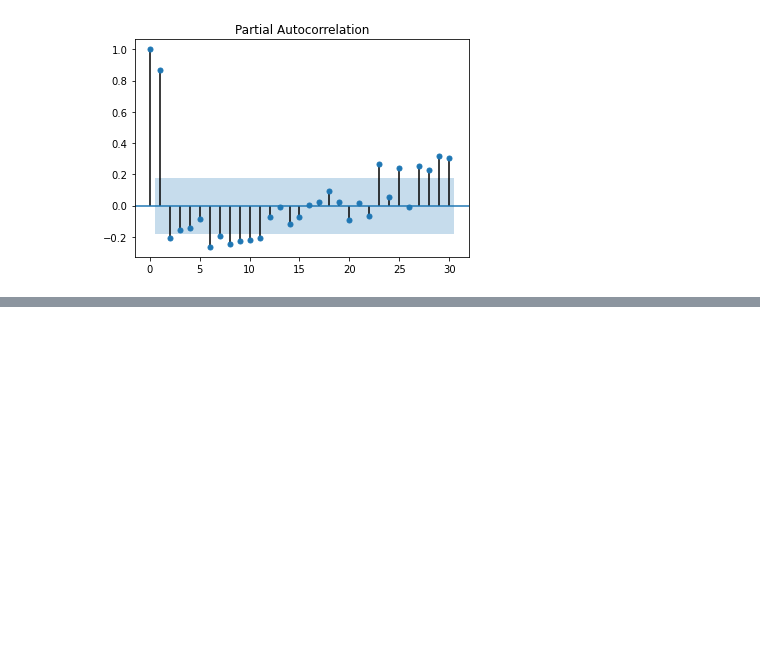
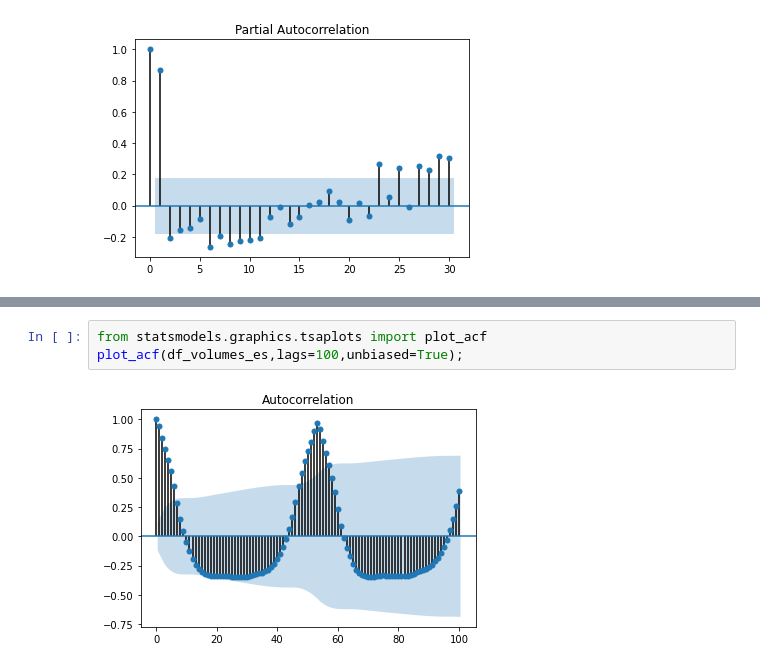
Before and after one commit to matozqui/Berries_Pricing, a Jupyter notebook: Spain/ES_Prices_2_Exploration.ipynb, the cells around one changed output, grey strips where cells are left out. Drawn from its saved outputs; the diff is of its cells as text; blank space fills up the shorter version.

```diff
--- a/Spain/ES_Prices_2_Exploration.ipynb
+++ b/Spain/ES_Prices_2_Exploration.ipynb
@@ -87,0 +148,5 @@ plot_pacf(blue, lags = 30);
+# %%
+from statsmodels.graphics.tsaplots import plot_acf
+plot_acf(df_volumes_es,lags=100,unbiased=True);
+# %% [output]
+[figure, added]
```
Also changed, not shown: parts of 10 cells of this notebook.
